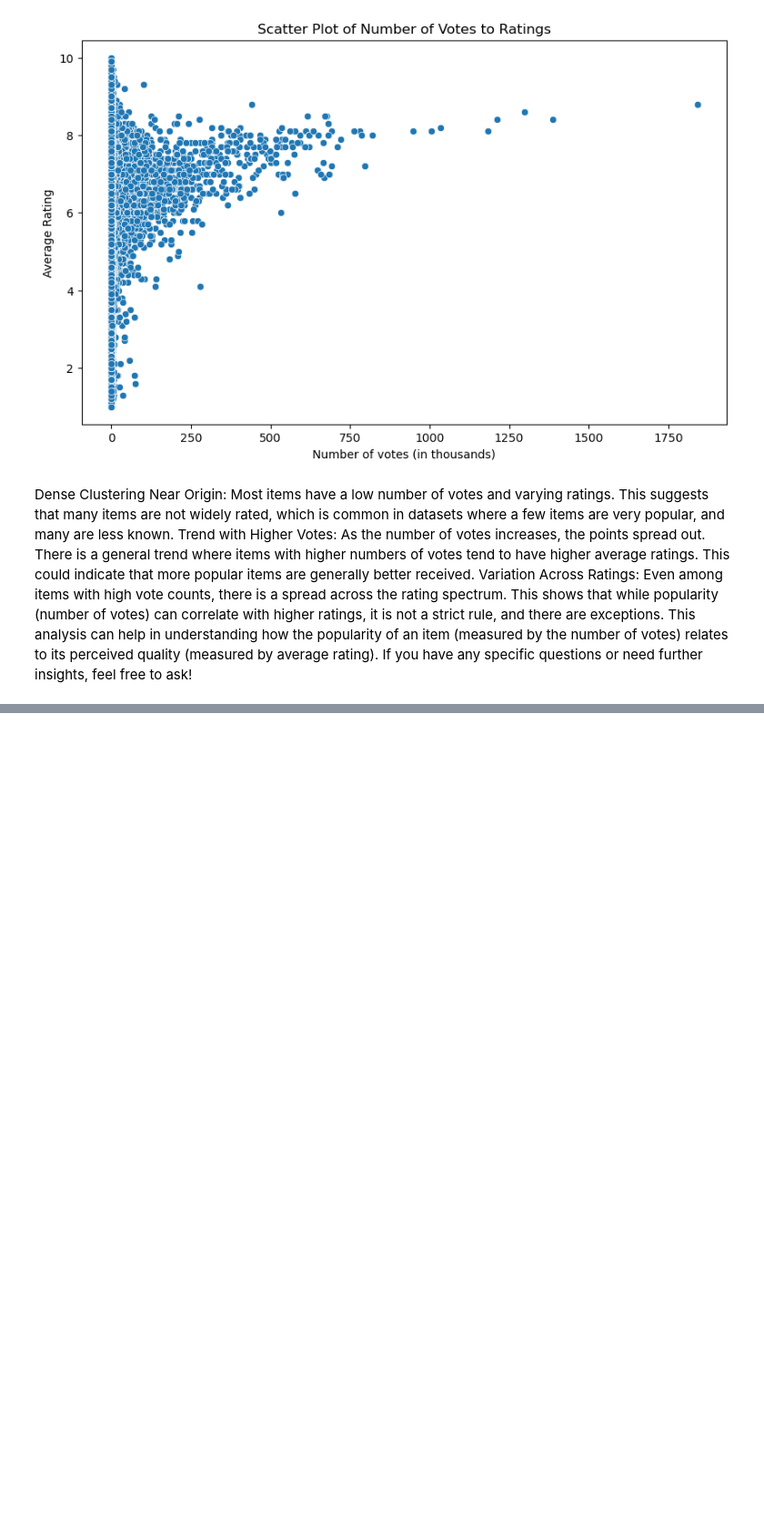
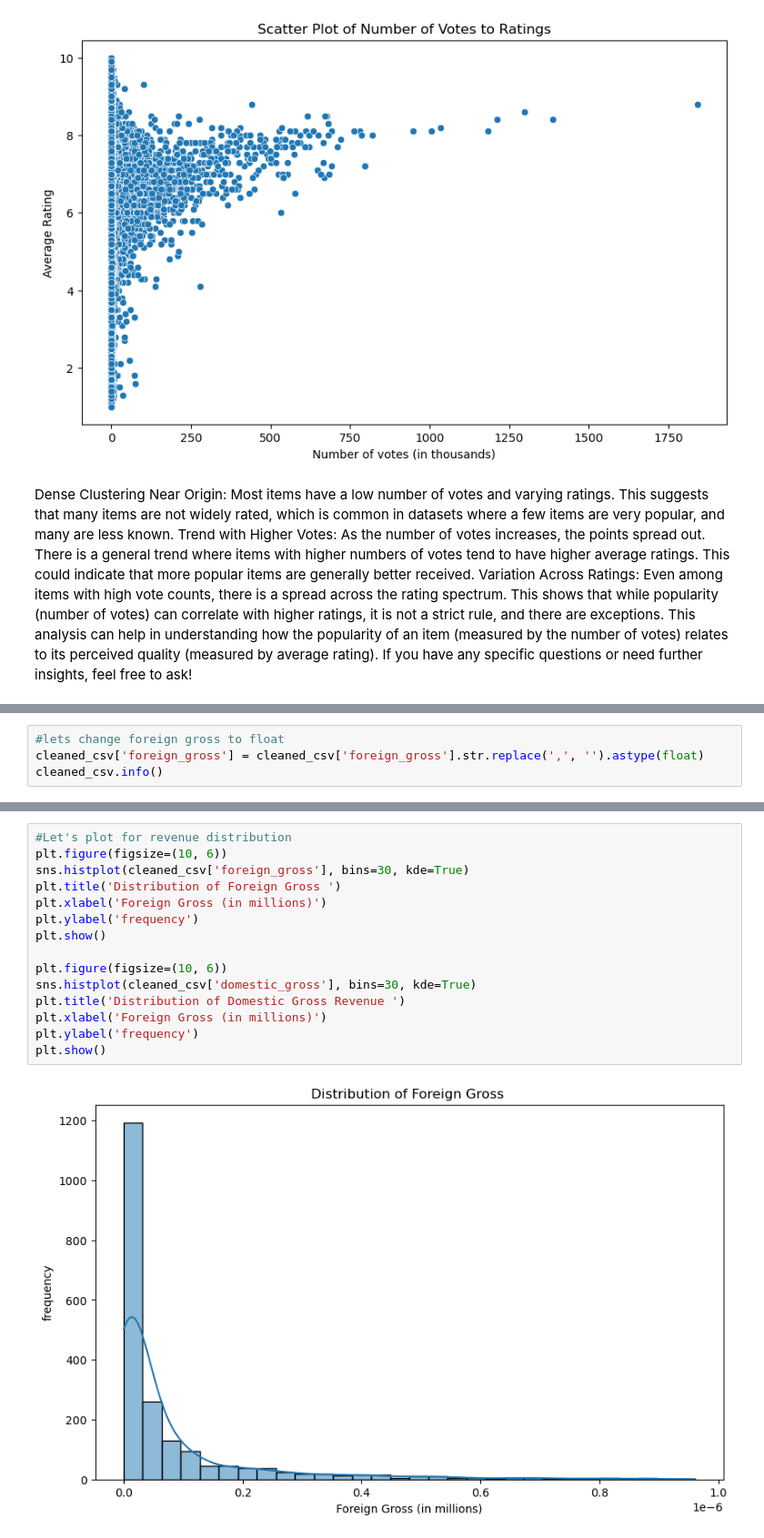
Before and after one commit to faith-watene/dsc-phase-2-project-v3, a Jupyter notebook: student.ipynb, the cells around one changed output, grey strips where cells are left out. Shown at 91% size. Saved outputs shown, nothing was run; the diff lists cells and outputs as text; blank space fills up the shorter version.

```diff
--- a/student.ipynb
+++ b/student.ipynb
@@ -317,0 +334,4 @@ This analysis can help in understanding how the popularity of an item (measured
+# %%
+#lets change foreign gross to float
+cleaned_csv['foreign_gross'] = cleaned_csv['foreign_gross'].str.replace(',', '').astype(float)
+cleaned_csv.info()
@@ -317,0 +356,17 @@ This analysis can help in understanding how the popularity of an item (measured
+# %%
+#Let's plot for revenue distribution
+plt.figure(figsize=(10, 6))
+sns.histplot(cleaned_csv['foreign_gross'], bins=30, kde=True)
+plt.title('Distribution of Foreign Gross ')
+plt.xlabel('Foreign Gross (in millions)')
+plt.ylabel('frequency')
+plt.show()
+
+plt.figure(figsize=(10, 6))
+sns.histplot(cleaned_csv['domestic_gross'], bins=30, kde=True)
+plt.title('Distribution of Domestic Gross Revenue ')
+plt.xlabel('Foreign Gross (in millions)')
+plt.ylabel('frequency')
+plt.show()
+# %% [output]
+[figure, added]
```
Also changed, not shown: parts of 30 cells of this notebook.
